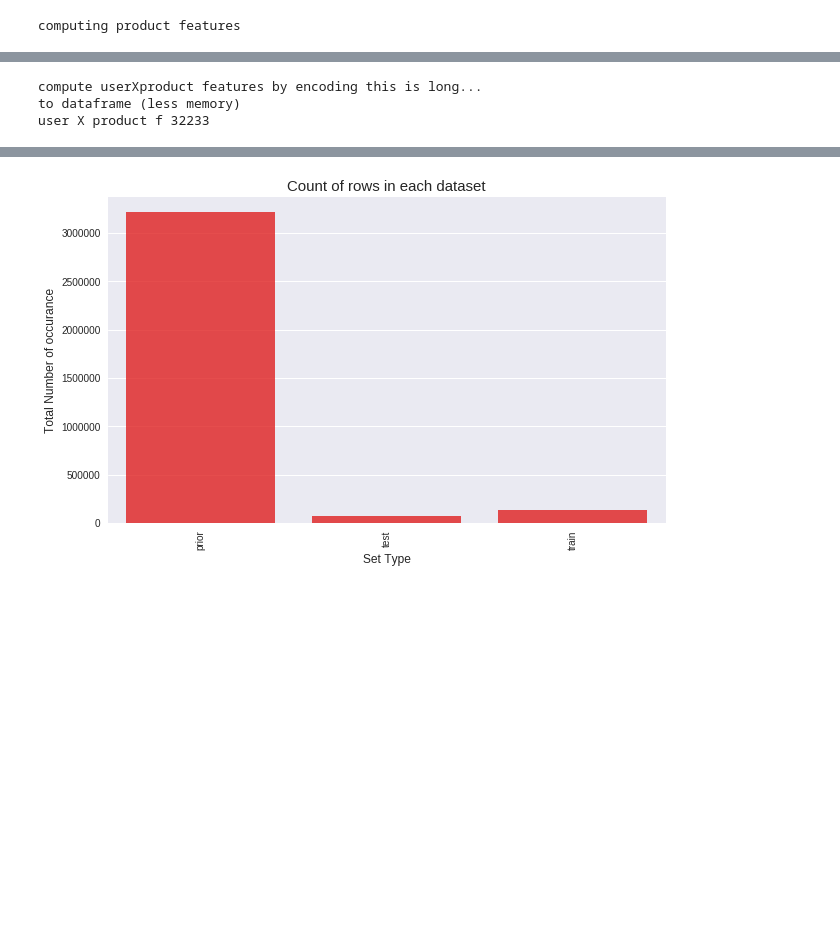
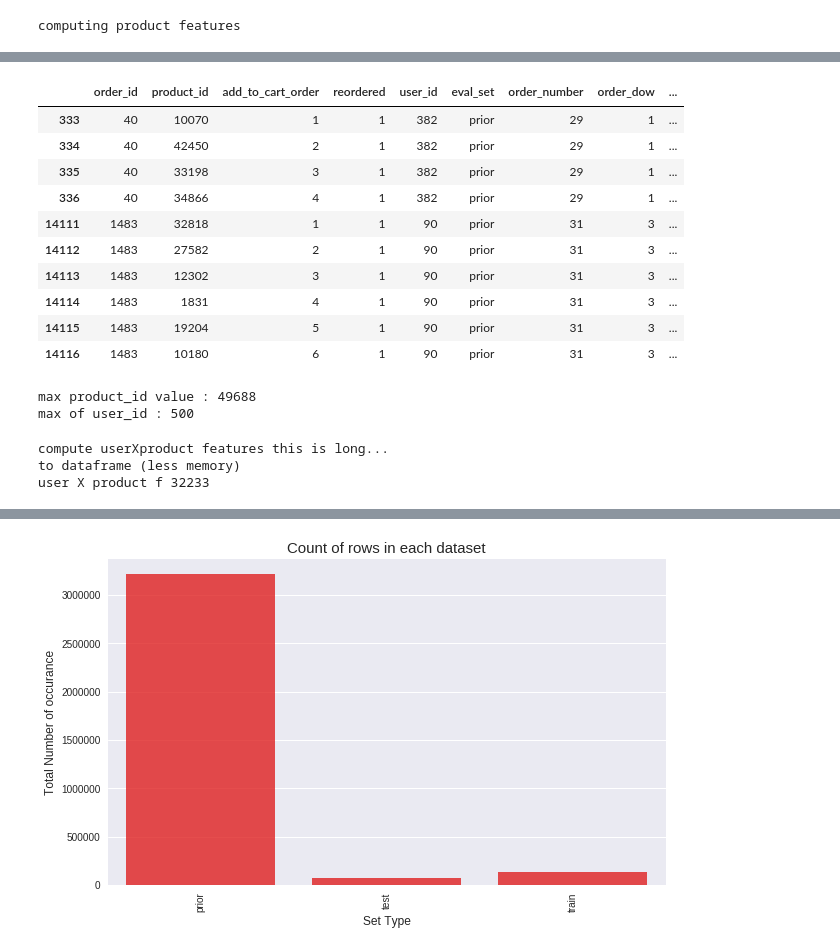
Before and after one commit to Amareshsh/Data-Mining-Project, a Jupyter notebook: project_final.ipynb, the cells around one changed output, grey strips where cells are left out. Cells and saved outputs as stored; diff of their text form; code cells hidden in the pictures; blank space fills up the shorter version.

```diff
--- a/project_final.ipynb
+++ b/project_final.ipynb
@@ -53,0 +69,7 @@ loaded completely
+# %%
+# Replacing the nan values with 0 (implies it is 1st order) day_prior_order in orders and converting to type int
+# because as it is first order there are no previous order dates
+value = 0
+orders['days_since_prior_order']=orders['days_since_prior_order'].fillna(value)
+orders['days_since_prior_order'] = orders['days_since_prior_order'].astype(int)
+orders.isnull().sum()                                                #Amaresh hiremani 22
@@ -54,5 +85,5 @@ loaded completely
 # %%
-# Finding the total purchase made by each user by user_id
+# Computing the user details (finding the details of purchase made by each user by user_id)
 
 # Joining orders with product prior to get product id
 print('add order info to priors')
@@ -66,11 +97,11 @@ ptrain = ptrain.join(orders, on='order_id', rsuffix='_')
 ptrain.drop('order_id_', inplace=True, axis=1)
 
 # Reduce the user id to 500 to train
-ptrain = ptrain.loc[ptrain['user_id'] <= 500]
-ptrain = ptrain
+limits = 500
+ptrain = ptrain.loc[ptrain['user_id'] <= limits]
 
 # Reduce the user id to 500 to test
-pprior = pprior.loc[pprior['user_id'] <= 500]
+pprior = pprior.loc[pprior['user_id'] <= limits]
 
 user = pd.DataFrame()
 
@@ -113,18 +164,39 @@ computing product features
+# %%
+pprior.head(10)
+# %% [output]
+|  | order_id | product_id | add_to_cart_order | reordered | user_id | eval_set | order_number | order_dow | ... |
+| 333 | 40 | 10070 | 1 | 1 | 382 | prior | 29 | 1 | ... |
+| 334 | 40 | 42450 | 2 | 1 | 382 | prior | 29 | 1 | ... |
+| 335 | 40 | 33198 | 3 | 1 | 382 | prior | 29 | 1 | ... |
+| 336 | 40 | 34866 | 4 | 1 | 382 | prior | 29 | 1 | ... |
+| 14111 | 1483 | 32818 | 1 | 1 | 90 | prior | 31 | 3 | ... |
+| 14112 | 1483 | 27582 | 2 | 1 | 90 | prior | 31 | 3 | ... |
+| 14113 | 1483 | 12302 | 3 | 1 | 90 | prior | 31 | 3 | ... |
+| 14114 | 1483 | 1831 | 4 | 1 | 90 | prior | 31 | 3 | ... |
+| 14115 | 1483 | 19204 | 5 | 1 | 90 | prior | 31 | 3 | ... |
+| 14116 | 1483 | 10180 | 6 | 1 | 90 | prior | 31 | 3 | ... |
+# %%
+# finding the total number of products
+max_products = products['product_id'].max()
+print('max product_id value :',max_products)
+print('max of user_id :',limits)
+# %% [output]
+max product_id value : 49688
+max of user_id : 500
 # %%
-### userXproduct features
+# Computing userXproduct details from user and product details previously obtained
 
-print('compute userXproduct features by encoding this is long...')
-pprior['user_product'] = pprior.product_id + pprior.user_id * 100000
+print('compute userXproduct features this is long...')
+
+# encoding the user_id and product_id into user_product because 50000 is the max value of product_id
+pprior['user_product'] = pprior.product_id + pprior.user_id * 50000
 d= dict()
 for row in pprior.itertuples():
     z = row.user_product
     if z not in d:
-        d[z] = (1,
-                (row.order_number, row.order_id),
-                row.add_to_cart_order)
+        d[z] = (1,row.order_id,row.add_to_cart_order)
     else:
-        d[z] = (d[z][0] + 1,
-                max(d[z][1], (row.order_number, row.order_id)),
+        d[z] = (d[z][0] + 1, max(d[z][1], (row.order_id)),
                 d[z][2] + row.add_to_cart_order)
 
 print('to dataframe (less memory)')
@@ -132,12 +204,12 @@ userXproduct = pd.DataFrame.from_dict(d, orient='index')
 del d
 userXproduct.columns = ['nb_orders', 'last_order_id', 'sum_pos_in_cart']
 userXproduct.nb_orders = userXproduct.nb_orders.astype(np.int16)
-userXproduct.last_order_id = userXproduct.last_order_id.map(lambda x: x[1]).astype(np.int32)
+userXproduct.last_order_id = userXproduct.last_order_id.astype(np.int32)
 userXproduct.sum_pos_in_cart = userXproduct.sum_pos_in_cart.astype(np.int16)
 print('user X product f', len(userXproduct))
 
 del pprior
 # %% [output]
-compute userXproduct features by encoding this is long...
+compute userXproduct features this is long...
 to dataframe (less memory)
 user X product f 32233
```
Also changed, not shown: parts of 15 cells of this notebook.
